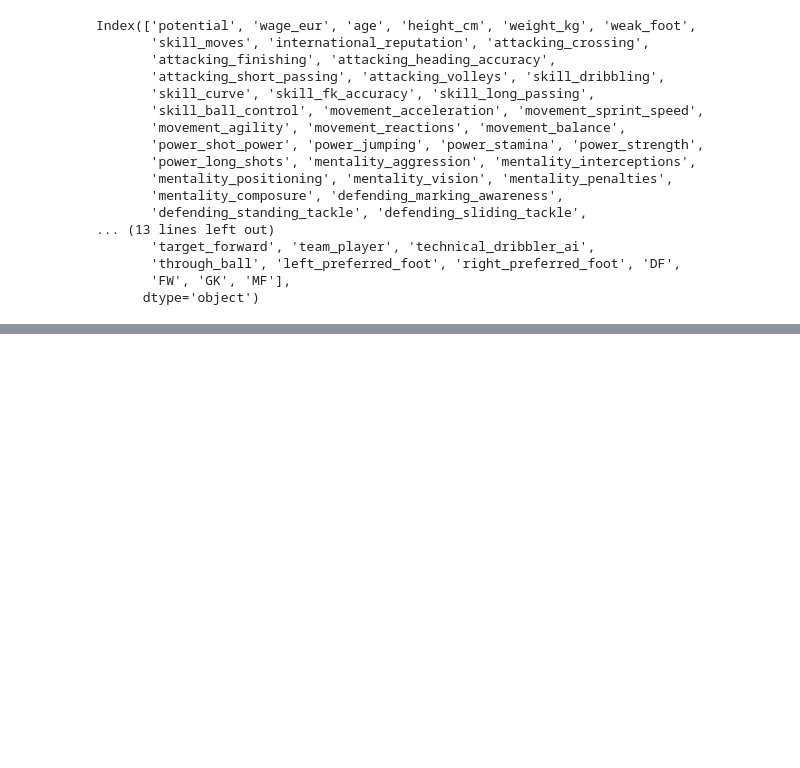
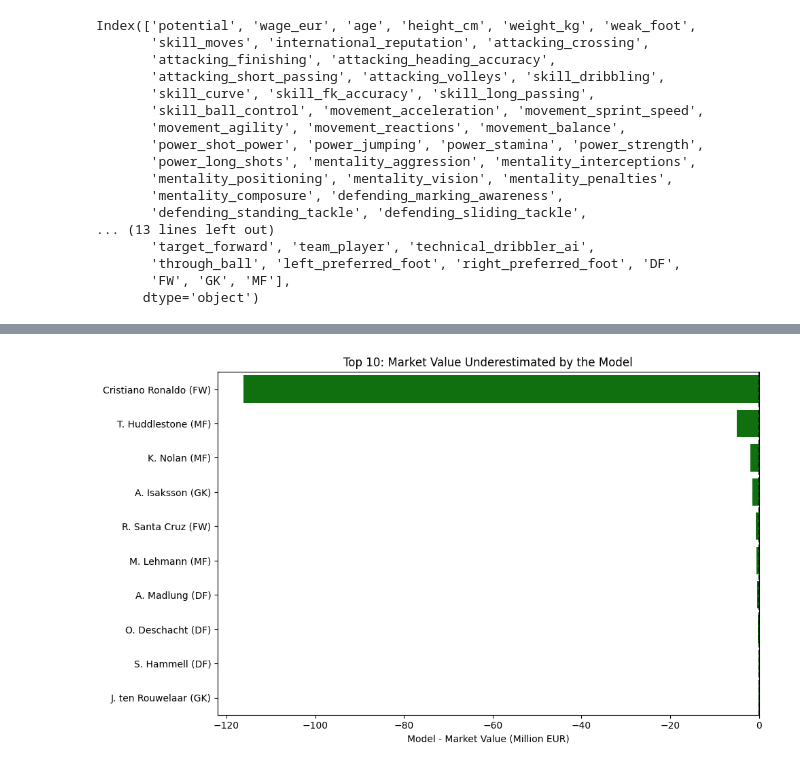
Before and after one commit to hoangbui93/Decoding-Modern-Football-Tactics-Talent-and-Transfer-Value, a Jupyter notebook: 🎓_Graduation_Project.ipynb, the cells around one changed output, grey strips where cells are left out. Cells and saved outputs as stored; diff of their text form; code cells hidden in the pictures; blank space fills up the shorter version.

```diff
--- a/🎓_Graduation_Project.ipynb
+++ b/🎓_Graduation_Project.ipynb
@@ -2004,0 +1987,16 @@ In an era where **transfer decisions can define a club's future**, embracing dat
+# %%
+# Chart 2 – Underestimated
+plot_under = top_under.copy().sort_values(by='value_gap', ascending=True)
+plot_under['value_gap_mil'] = plot_under['value_gap'] / 1e6
+plot_under['label'] = plot_under['short_name'] + ' (' + plot_under['position_group'] + ')'
+
+plt.figure(figsize=(10, 6))
+sns.barplot(data=plot_under, x='value_gap_mil', y='label', color='green')
+plt.axvline(0, color='black', linestyle='--')
+plt.title("Top 10: Market Value Underestimated by the Model")
+plt.xlabel("Model - Market Value (Million EUR)")
+plt.ylabel("")
+plt.tight_layout()
+plt.show()
+# %% [output]
+[figure, added]
```
Also changed, not shown: parts of 37 cells of this notebook, 2 other files.
